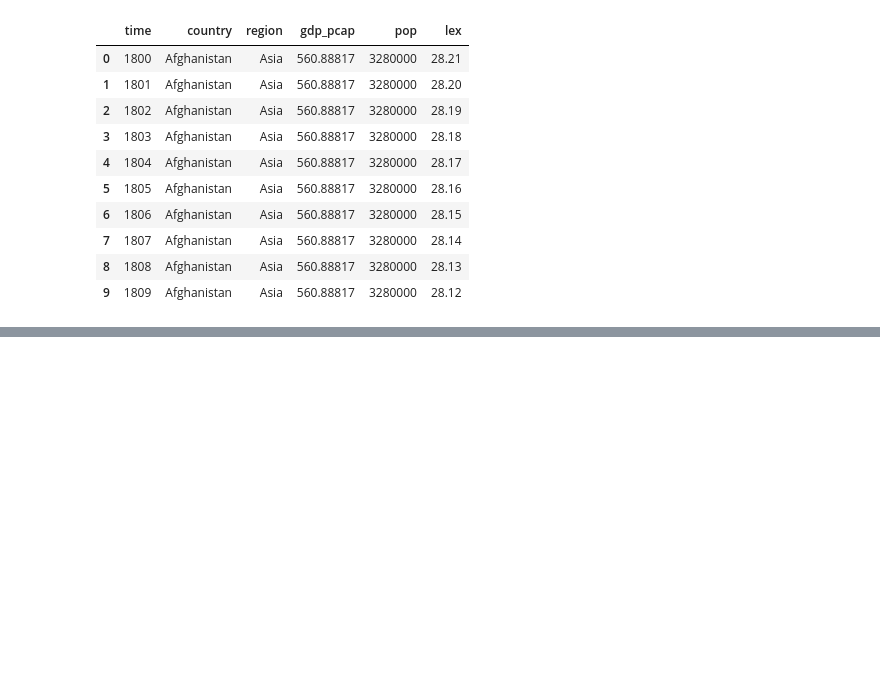
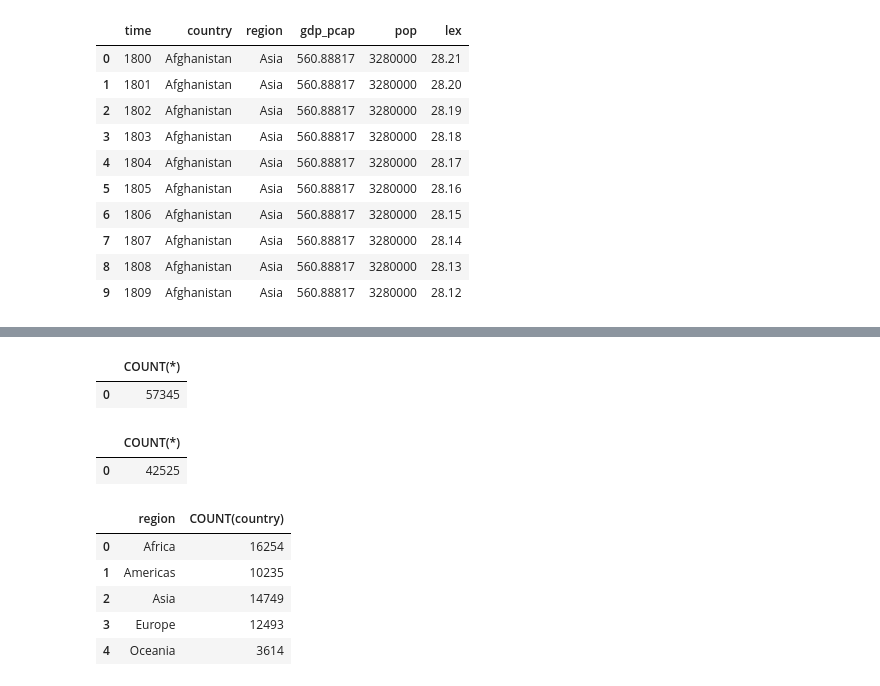
Before and after one commit to smbeche/smbeche.github.io, a Jupyter notebook: colab/database_architecture.ipynb, the cells around one changed output, grey strips where cells are left out. Cells and saved outputs as stored; diff of their text form; code cells hidden in the pictures; blank space fills up the shorter version.

```diff
--- a/colab/database_architecture.ipynb
+++ b/colab/database_architecture.ipynb
@@ -249,12 +266,31 @@ display(data.head(10))
 # %%
 # task 3
 # Using SQL, how many rows do we have?
+query = "SELECT COUNT(*) FROM data"
+sqldf(query)
+# %% [output]
+|  | COUNT(*) |
+| 0 | 57345 |
 # %%
 # task 4
 # Using SQL, how many rows do we have when filtering out the predictions (time > 2024)
+query = "SELECT COUNT(*) FROM data WHERE time <= 2024"
+sqldf(query)
+# %% [output]
+|  | COUNT(*) |
+| 0 | 42525 |
 # %%
 # task 5
 # Using SQL, what is the number of countries within a region?
+query = "SELECT region, COUNT(country) FROM data GROUP BY region"
+sqldf(query)
+# %% [output]
+|  | region | COUNT(country) |
+| 0 | Africa | 16254 |
+| 1 | Americas | 10235 |
+| 2 | Asia | 14749 |
+| 3 | Europe | 12493 |
+| 4 | Oceania | 3614 |
 # %%
 # task 6
 # Did you realize that the number of countries in a region is quite high? Let's refine the task:
```
Also changed, not shown: parts of 6 cells of this notebook.
